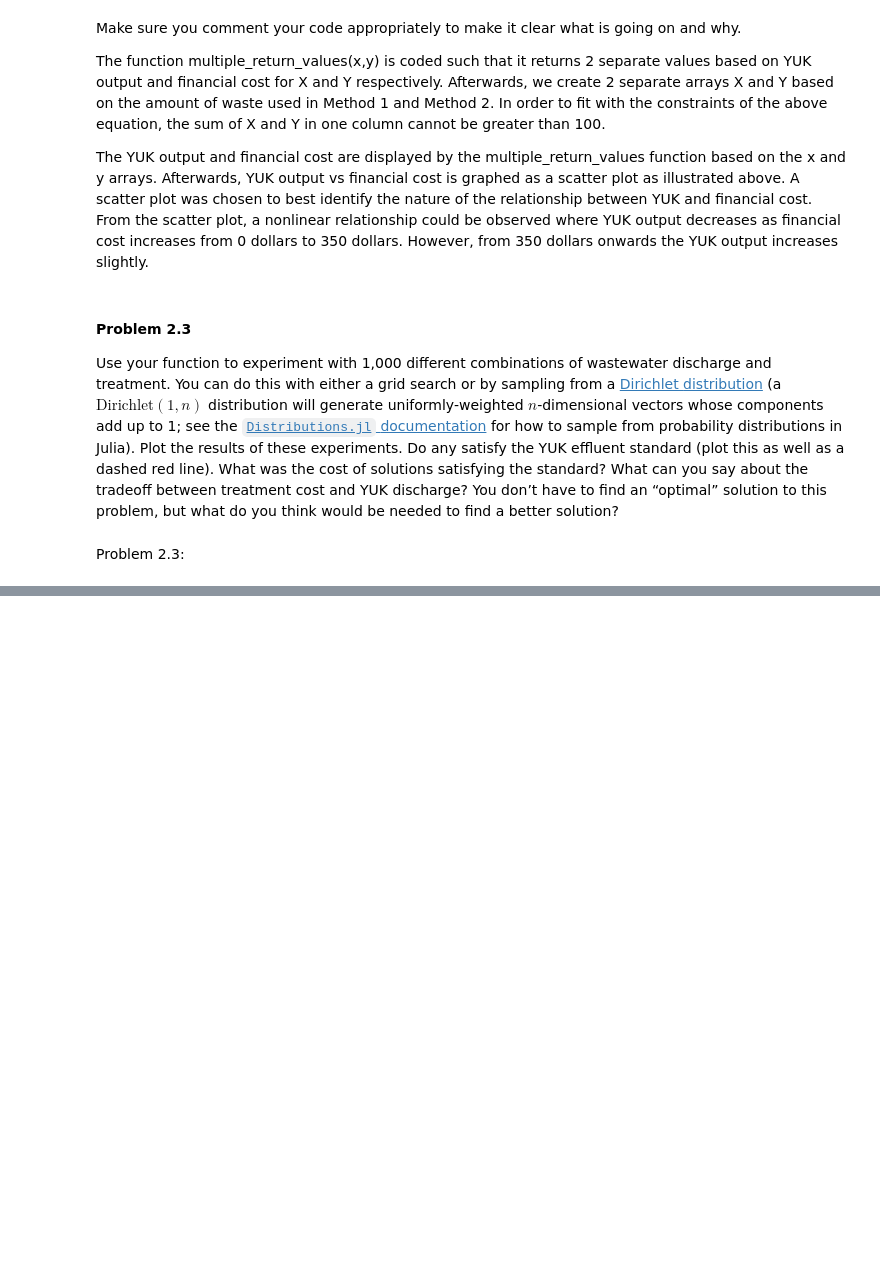
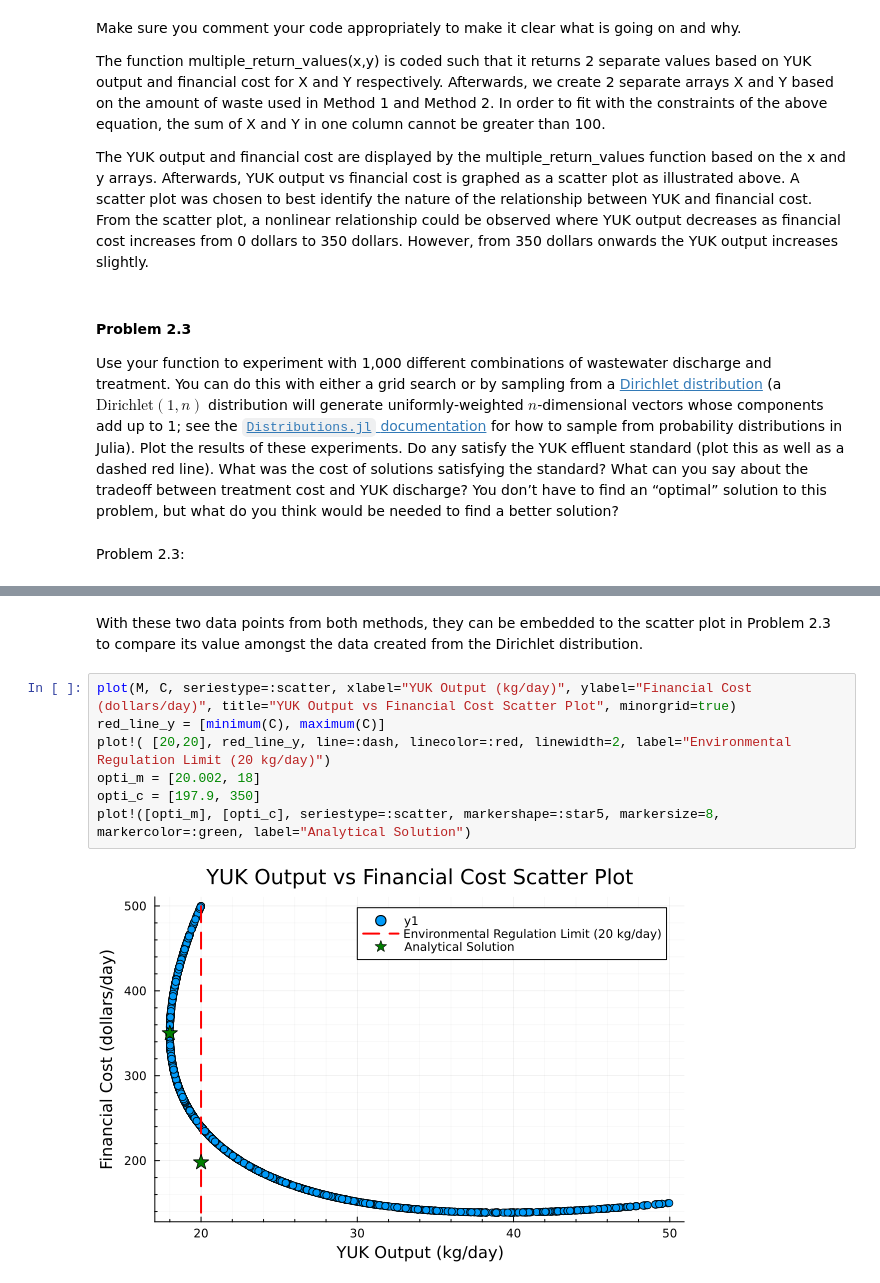
Before and after one commit to BEE4750-FA25/bee4750-hw1-evo, a Jupyter notebook: hw01.ipynb, the cells around one changed output, grey strips where cells are left out. Saved outputs shown, nothing was run; the diff lists cells and outputs as text; blank space fills up the shorter version.

```diff
--- a/hw01.ipynb
+++ b/hw01.ipynb
@@ -528,0 +540,11 @@ $ M = 100 - 0.8(69.03) - 28.97 + 0.005(28.97)^2 = 20.002$
+# %% [markdown]
+With these two data points from both methods, they can be embedded to the scatter plot in Problem 2.3 to compare its value amongst the data created from the Dirichlet distribution.
+# %%
+plot(M, C, seriestype=:scatter, xlabel="YUK Output (kg/day)", ylabel="Financial Cost (dollars/day)", title="YUK Output vs Financial Cost Scatter Plot", minorgrid=true)
+red_line_y = [minimum(C), maximum(C)]
+plot!( [20,20], red_line_y, line=:dash, linecolor=:red, linewidth=2, label="Environmental Regulation Limit (20 kg/day)")
+opti_m = [20.002, 18]
+opti_c = [197.9, 350]
+plot!([opti_m], [opti_c], seriestype=:scatter, markershape=:star5, markersize=8, markercolor=:green, label="Analytical Solution")
+# %% [output]
+[figure, added]
```
Also changed, not shown: parts of 14 cells of this notebook, 2 other files.
